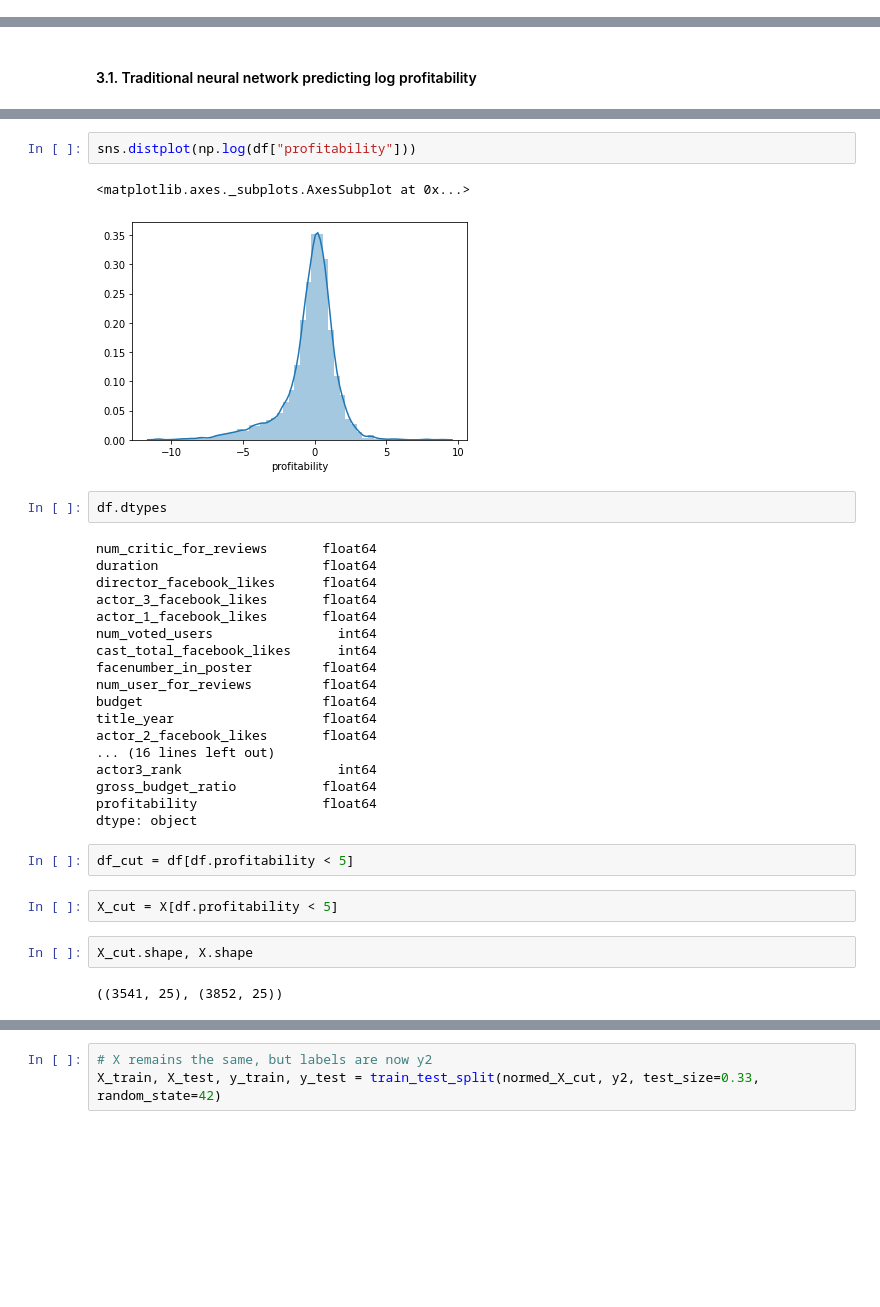
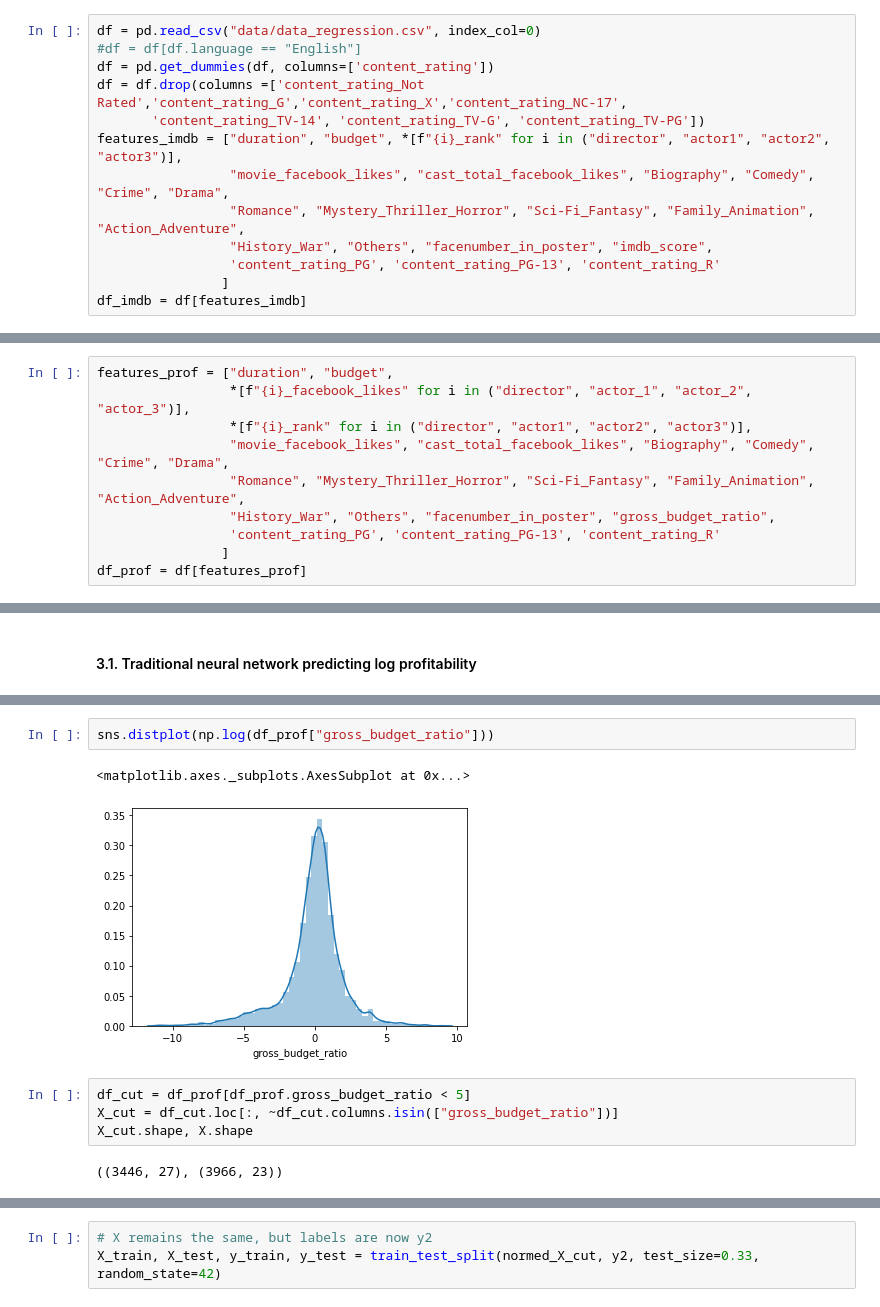
Before and after one commit to anitamezzetti/EPFL_Data_science_in_practice, a Jupyter notebook: Project/AnalysisNeuralNetworks.ipynb, the cells around one changed output, grey strips where cells are left out. Cells and saved outputs as stored; diff of their text form; blank space fills up the shorter version.

```diff
--- a/Project/AnalysisNeuralNetworks.ipynb
+++ b/Project/AnalysisNeuralNetworks.ipynb
@@ -63,0 +34,13 @@ X
+# %%
+df = pd.read_csv("data/data_regression.csv", index_col=0)
+#df = df[df.language == "English"]
+df = pd.get_dummies(df, columns=['content_rating'])
+df = df.drop(columns =['content_rating_Not Rated','content_rating_G','content_rating_X','content_rating_NC-17',
+       'content_rating_TV-14', 'content_rating_TV-G', 'content_rating_TV-PG'])
+features_imdb = ["duration", "budget", *[f"{i}_rank" for i in ("director", "actor1", "actor2", "actor3")],
+                 "movie_facebook_likes", "cast_total_facebook_likes", "Biography", "Comedy", "Crime", "Drama",
+                 "Romance", "Mystery_Thriller_Horror", "Sci-Fi_Fantasy", "Family_Animation", "Action_Adventure",
+                 "History_War", "Others", "facenumber_in_poster", "imdb_score",
+                 'content_rating_PG', 'content_rating_PG-13', 'content_rating_R'
+                ]
+df_imdb = df[features_imdb]
@@ -63,0 +58,10 @@ X
+# %%
+features_prof = ["duration", "budget",
+                 *[f"{i}_facebook_likes" for i in ("director", "actor_1", "actor_2", "actor_3")],
+                 *[f"{i}_rank" for i in ("director", "actor1", "actor2", "actor3")],
+                 "movie_facebook_likes", "cast_total_facebook_likes", "Biography", "Comedy", "Crime", "Drama",
+                 "Romance", "Mystery_Thriller_Horror", "Sci-Fi_Fantasy", "Family_Animation", "Action_Adventure",
+                 "History_War", "Others", "facenumber_in_poster", "gross_budget_ratio",
+                 'content_rating_PG', 'content_rating_PG-13', 'content_rating_R'
+                ]
+df_prof = df[features_prof]
@@ -155,36 +223,14 @@ sns.distplot(errors) # We expect the distribution to be normal around zero!
 # %%
-sns.distplot(np.log(df["profitability"]))
+sns.distplot(np.log(df_prof["gross_budget_ratio"]))
 # %% [output]
 <matplotlib.axes._subplots.AxesSubplot at 0x...>
-[figure, old version]
+[figure, new version]
-# %%
-df.dtypes
-# %% [output]
-num_critic_for_reviews       float64
-duration                     float64
-director_facebook_likes      float64
-actor_3_facebook_likes       float64
-actor_1_facebook_likes       float64
-num_voted_users                int64
-cast_total_facebook_likes      int64
-facenumber_in_poster         float64
-num_user_for_reviews         float64
-budget                       float64
-title_year                   float64
-actor_2_facebook_likes       float64
-... (16 lines left out)
-actor3_rank                    int64
-gross_budget_ratio           float64
-profitability                float64
-dtype: object
-# %%
-df_cut = df[df.profitability < 5]
-# %%
-X_cut = X[df.profitability < 5]
-# %%
-X_cut.shape, X.shape
-# %% [output]
-((3541, 25), (3852, 25))
+# %%
+df_cut = df_prof[df_prof.gross_budget_ratio < 5]
+X_cut = df_cut.loc[:, ~df_cut.columns.isin(["gross_budget_ratio"])]
+X_cut.shape, X.shape
+# %% [output]
+((3446, 27), (3966, 23))
 # %%
 # not_include = ["imdb_score", "profitability", "num_voted_users", "title_year", "num_critic_for_reviews",
 #               "num_user_for_reviews"]
```
Also changed, not shown: parts of 57 cells of this notebook, 7 other files.
